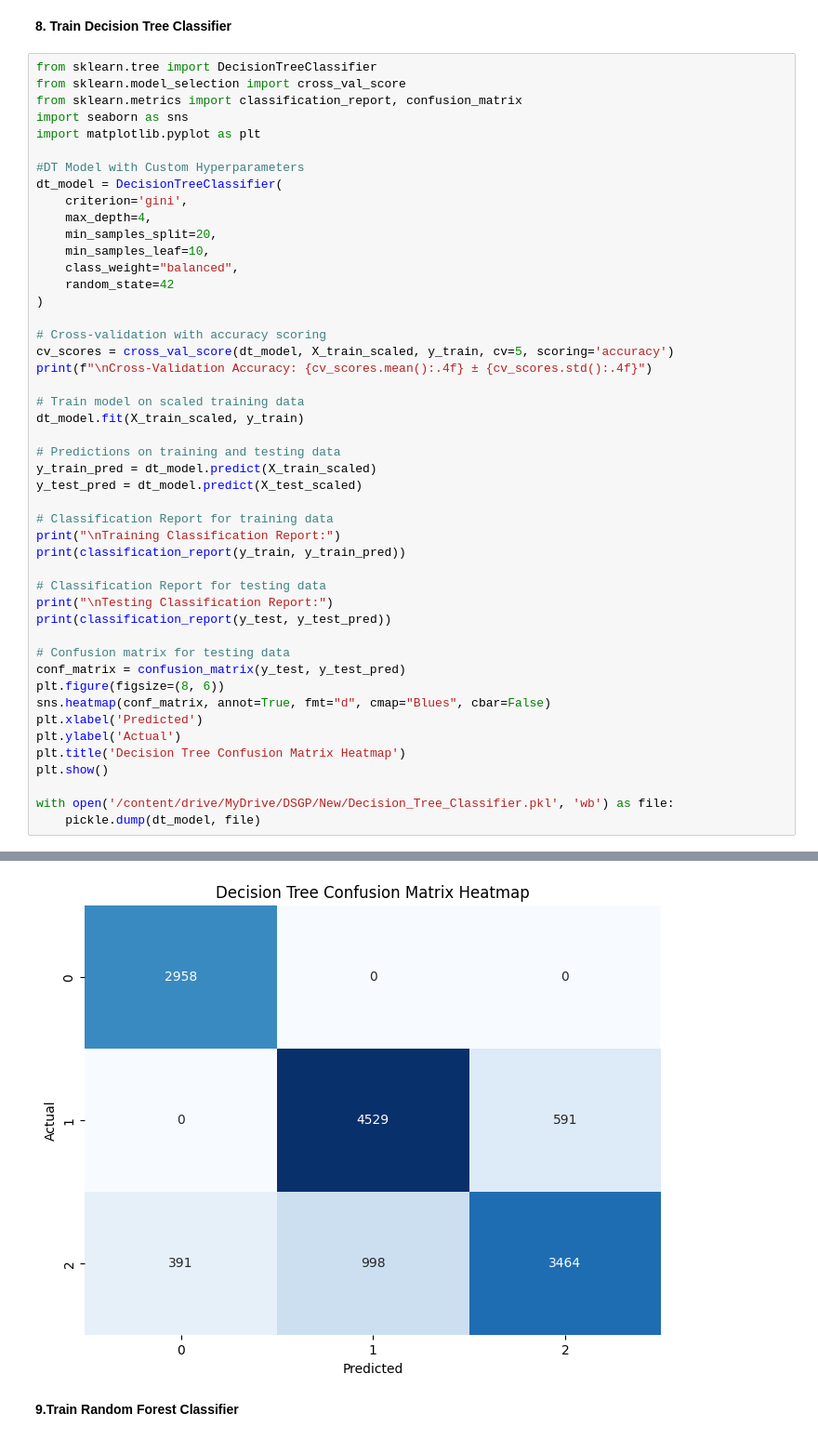
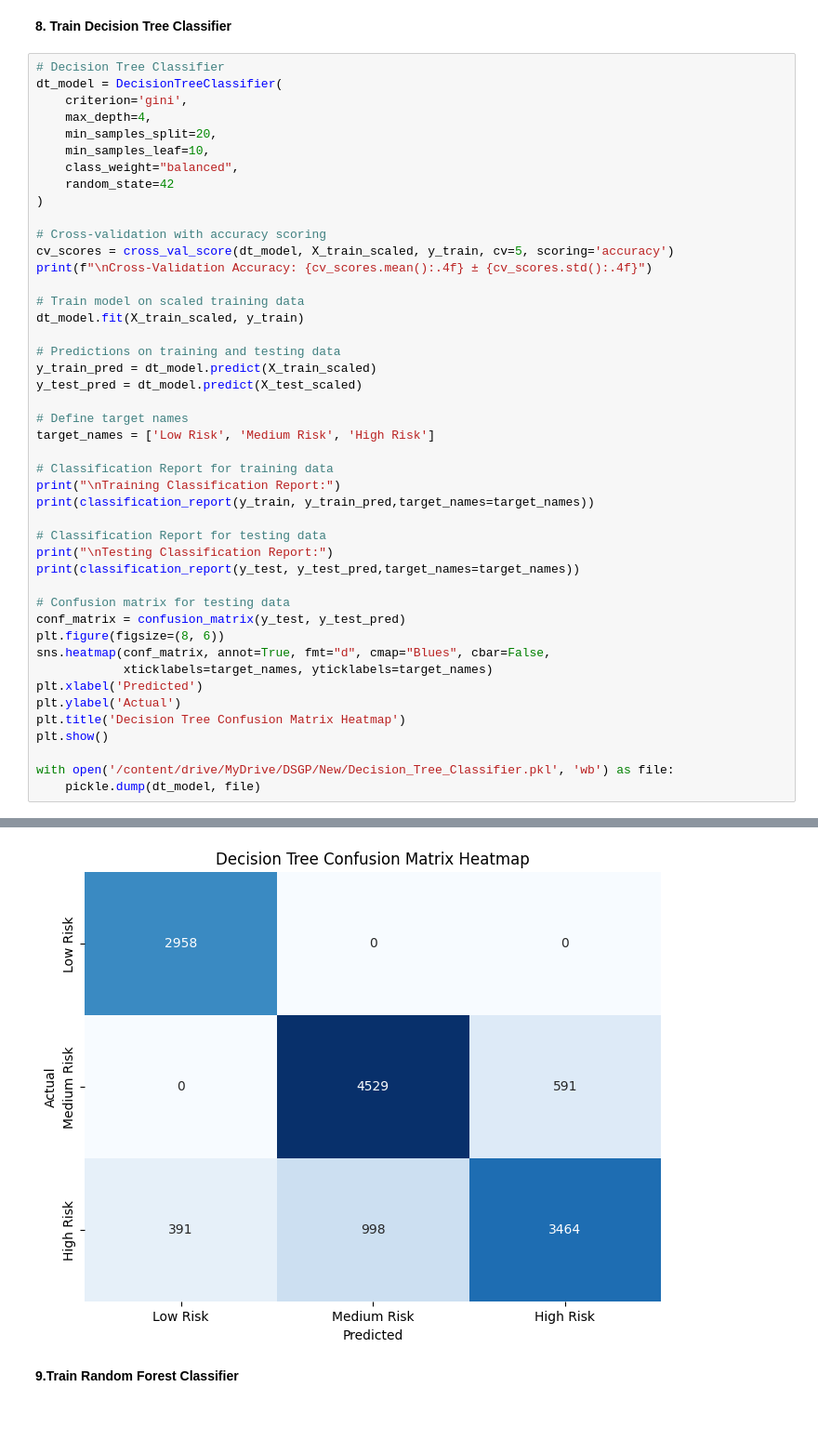
Before and after one commit to tharushaliyanagama/OralCancerEarlyDetection-DSGP, a Jupyter notebook: Model_Training.ipynb, the cells around one changed output, grey strips where cells are left out. Shown at 93% size. Drawn from its saved outputs; the diff is of its cells as text.

Commit message:
Finalized model training and interpretation

```diff
--- a/Model_Training.ipynb
+++ b/Model_Training.ipynb
@@ -210,13 +203,7 @@ with open('/content/drive/MyDrive/DSGP/New/X_train_scaled.pkl', 'wb') as file:
 # %% [markdown]
 **8. Train Decision Tree Classifier**
 # %%
-from sklearn.tree import DecisionTreeClassifier
-from sklearn.model_selection import cross_val_score
-from sklearn.metrics import classification_report, confusion_matrix
-import seaborn as sns
-import matplotlib.pyplot as plt
-
-#DT Model with Custom Hyperparameters
+# Decision Tree Classifier
 dt_model = DecisionTreeClassifier(
     criterion='gini',
     max_depth=4,
@@ -237,18 +224,22 @@ dt_model.fit(X_train_scaled, y_train)
 y_train_pred = dt_model.predict(X_train_scaled)
 y_test_pred = dt_model.predict(X_test_scaled)
 
+# Define target names
+target_names = ['Low Risk', 'Medium Risk', 'High Risk']
+
 # Classification Report for training data
 print("\nTraining Classification Report:")
-print(classification_report(y_train, y_train_pred))
+print(classification_report(y_train, y_train_pred,target_names=target_names))
 
 # Classification Report for testing data
 print("\nTesting Classification Report:")
-print(classification_report(y_test, y_test_pred))
+print(classification_report(y_test, y_test_pred,target_names=target_names))
 
 # Confusion matrix for testing data
 conf_matrix = confusion_matrix(y_test, y_test_pred)
 plt.figure(figsize=(8, 6))
-sns.heatmap(conf_matrix, annot=True, fmt="d", cmap="Blues", cbar=False)
+sns.heatmap(conf_matrix, annot=True, fmt="d", cmap="Blues", cbar=False,
+            xticklabels=target_names, yticklabels=target_names)
 plt.xlabel('Predicted')
 plt.ylabel('Actual')
 plt.title('Decision Tree Confusion Matrix Heatmap')
@@ -268,13 +259,13 @@ Training Classification Report:
 
     accuracy                           0.85     51722
    macro avg       0.86      0.87      0.86     51722
 weighted avg       0.85      0.85      0.85     51722
 ... (8 lines left out)
 
     accuracy                           0.85     12931
    macro avg       0.85      0.87      0.86     12931
 weighted avg       0.85      0.85      0.84     12931
-[figure, old version]
+[figure, new version]
 # %% [markdown]
 **9.Train Random Forest Classifier**
 # %%
```
Also changed, not shown: parts of 7 cells of this notebook.
